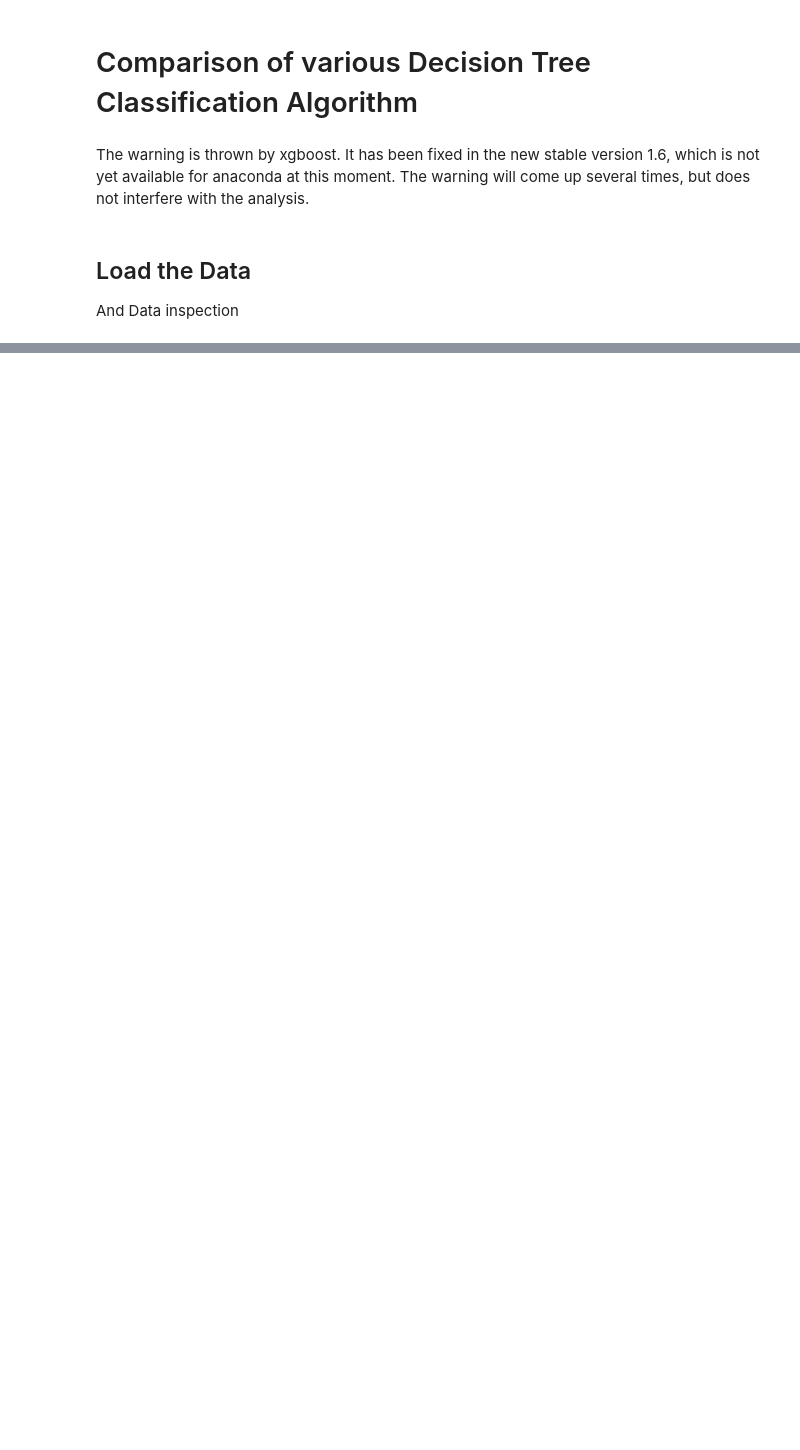
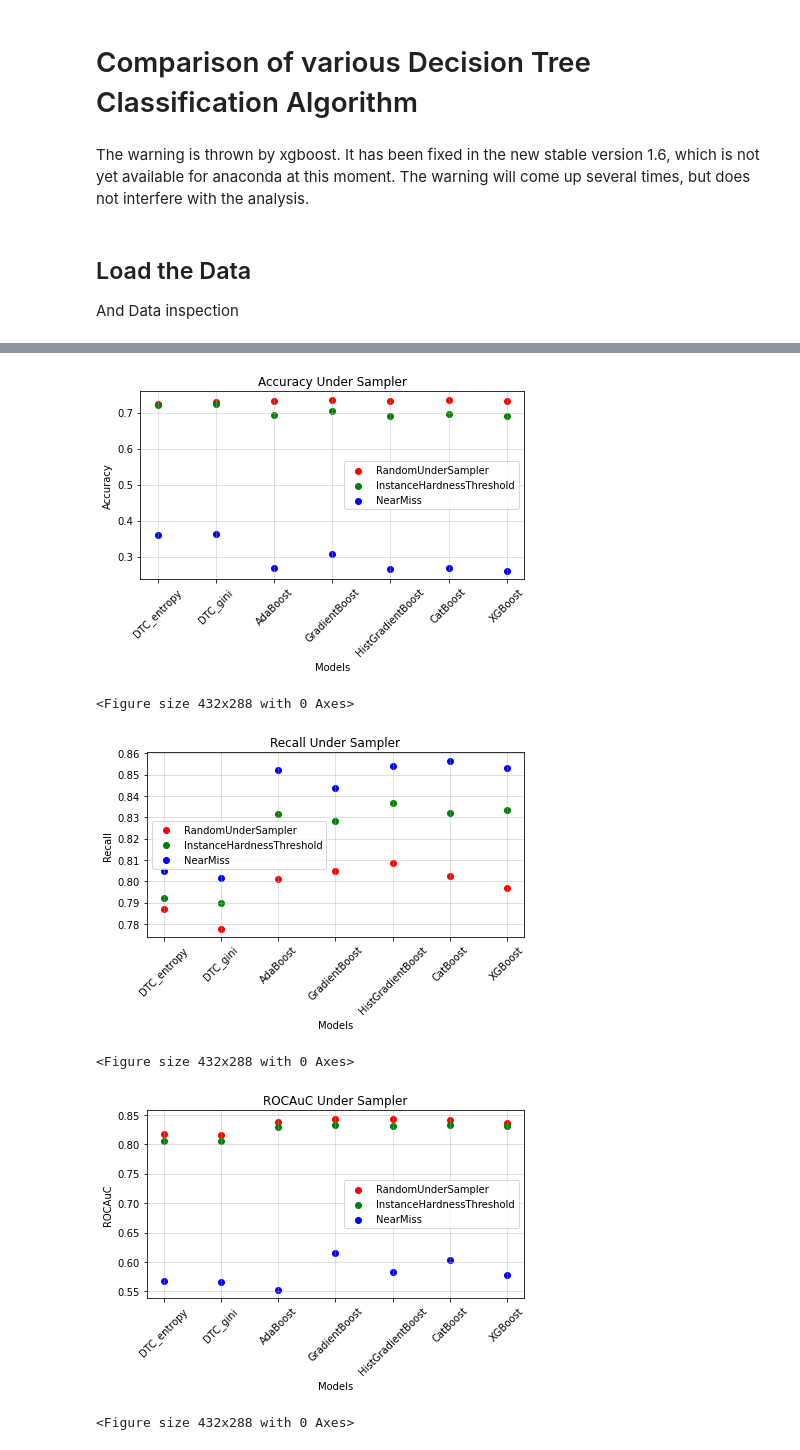
Before and after one commit to RobinPelkner/DecisionTreeAnalysis, a Jupyter notebook: dtc_comp.ipynb, the cells around one changed output, grey strips where cells are left out. Drawn from its saved outputs; the diff is of its cells as text; code cells hidden in the pictures; blank space fills up the shorter version.

```diff
--- a/dtc_comp.ipynb
+++ b/dtc_comp.ipynb
@@ -257,14 +345,15 @@ xgb_test(300)
 # %%
+# Do a more comprehensive evaluation with cross evaluation
 print('cross_eval All')
 params=[]
 classifier = [DecisionTreeClassifier(max_depth=10, criterion='entropy', random_state=137),
               DecisionTreeClassifier(max_depth=10, criterion='gini', random_state=137),
               AdaBoostClassifier(base_estimator=DecisionTreeClassifier(max_depth=2), n_estimators=120, random_state=137),
-              GradientBoostingClassifier(n_estimators=150, random_state=137),
-              HistGradientBoostingClassifier(max_iter=150, early_stopping=True, random_state=137),
+              GradientBoostingClassifier(n_estimators=130, random_state=137),
+              HistGradientBoostingClassifier(max_iter=130, early_stopping=True, random_state=137),
               CatBoostClassifier(n_estimators=50, verbose=0, random_state=137),
-              xgb.XGBClassifier(n_estimators=100, eval_metric='logloss', use_label_encoder=False, random_state=137)]
+              xgb.XGBClassifier(n_estimators=80, eval_metric='logloss', use_label_encoder=False, random_state=137)]
 names = ['DTC_entropy', 'DTC_gini', 'AdaBoost', 'GradientBoost', 'HistGradientBoost', 'CatBoost', 'XGBoost']
-for algo, name in zip(classifier, names):
-    print(name)
-    params.append(cross_val(algo))
+#for algo, name in zip(classifier, names):
+#    print(name)
+#    params.append(cross_val(algo))
@@ -271,5 +364,6 @@ for algo, name in zip(classifier, names):
 # %%
-def plot_sampling(score_type='Accuracy', scores, name_of_sampler, names, sampling_type='Under'):
+# Plot function for evaluation of the sampling algorithms
+def plot_sampling(score_type='Accuracy', scores=[], name_of_sampler=[], names=[], sampling_type='Under'):
     fig = plt.figure()
     ax = fig.add_subplot(111)
     plt.grid(alpha=0.5)
@@ -279,10 +373,10 @@ def plot_sampling(score_type='Accuracy', scores, name_of_sampler, names, samplin
     plt.xticks(ticks= np.linspace(0, 7, 7), labels=names, rotation = 45)
     plt.legend()
     plt.tight_layout()
-    plt.title(scoretype + ' ' + sampling_type + ' Sampler')
+    plt.title(score_type + ' ' + sampling_type + ' Sampler')
     plt.ylabel(score_type)
     plt.xlabel('Models')
-    plt.savefig(fig, 'figures/Sampling/' + score_type + sampling_type + '.png')
+    plt.savefig('figures/Sampling/' + score_type + sampling_type + '.png')
     plt.show()
     plt.clf()
 # %%
@@ -317,3 +539,3 @@ auc_IHT, acc_IHT, rec_IHT = test_sampling(InstanceHardnessThreshold(random_state
 # %%
-print('CNN')
-auc_CNN, acc_CNN, rec_CNN = test_sampling(CondensedNearestNeighbour(random_state=137, n_neighbors=1), classifier, names)
+print('NM')
+auc_NM, acc_NM, rec_NM = test_sampling(NearMiss(n_jobs=4), classifier, names)
@@ -320,8 +566,11 @@ auc_CNN, acc_CNN, rec_CNN = test_sampling(CondensedNearestNeighbour(random_state
 # %%
-plot_sampling('Accuracy', [acc_RUS, acc_IHT, acc_CNN], ['RandomUnderSampler', 'InstanceHardnessThreshold', 'CondensedNearestNeighbour'], names, 'Under')
-plot_sampling('Recall', [rec_RUS, rec_IHT, rec_CNN], ['RandomUnderSampler', 'InstanceHardnessThreshold', 'CondensedNearestNeighbour'], names, 'Under')
-plot_sampling('ROCAuC', [auc_RUS, auc_IHT, auc_CNN], ['RandomUnderSampler', 'InstanceHardnessThreshold', 'CondensedNearestNeighbour'], names, 'Under')
-
-plot_sampling('ROCAuC', [auc_ROS, auc_SMOTE, auc_ADASYN], ['RandomOverSampler', 'SMOTE', 'ADASYN'], names, 'Over')
-plot_sampling('Accuracy', [acc_ROS, acc_SMOTE, acc_ADASYN], ['RandomOverSampler', 'SMOTE', 'ADASYN'], names, 'Over')
-plot_sampling('Recall', [rec_ROS, rec_SMOTE, rec_ADASYN], ['RandomOverSampler', 'SMOTE', 'ADASYN'], names, 'Over')
+plot_sampling('Accuracy', [acc_RUS, acc_IHT, acc_NM], ['RandomUnderSampler', 'InstanceHardnessThreshold', 'NearMiss'], names, 'Under')
+plot_sampling('Recall', [rec_RUS, rec_IHT, rec_NM], ['RandomUnderSampler', 'InstanceHardnessThreshold', 'NearMiss'], names, 'Under')
+plot_sampling('ROCAuC', [auc_RUS, auc_IHT, auc_NM], ['RandomUnderSampler', 'InstanceHardnessThreshold', 'NearMiss'], names, 'Under')
+# %% [output]
+[figure, added]
+<Figure size 432x288 with 0 Axes>
+[figure, added]
+<Figure size 432x288 with 0 Axes>
+[figure, added]
+<Figure size 432x288 with 0 Axes>
```
Also changed, not shown: parts of 31 cells of this notebook, 18 other files.
